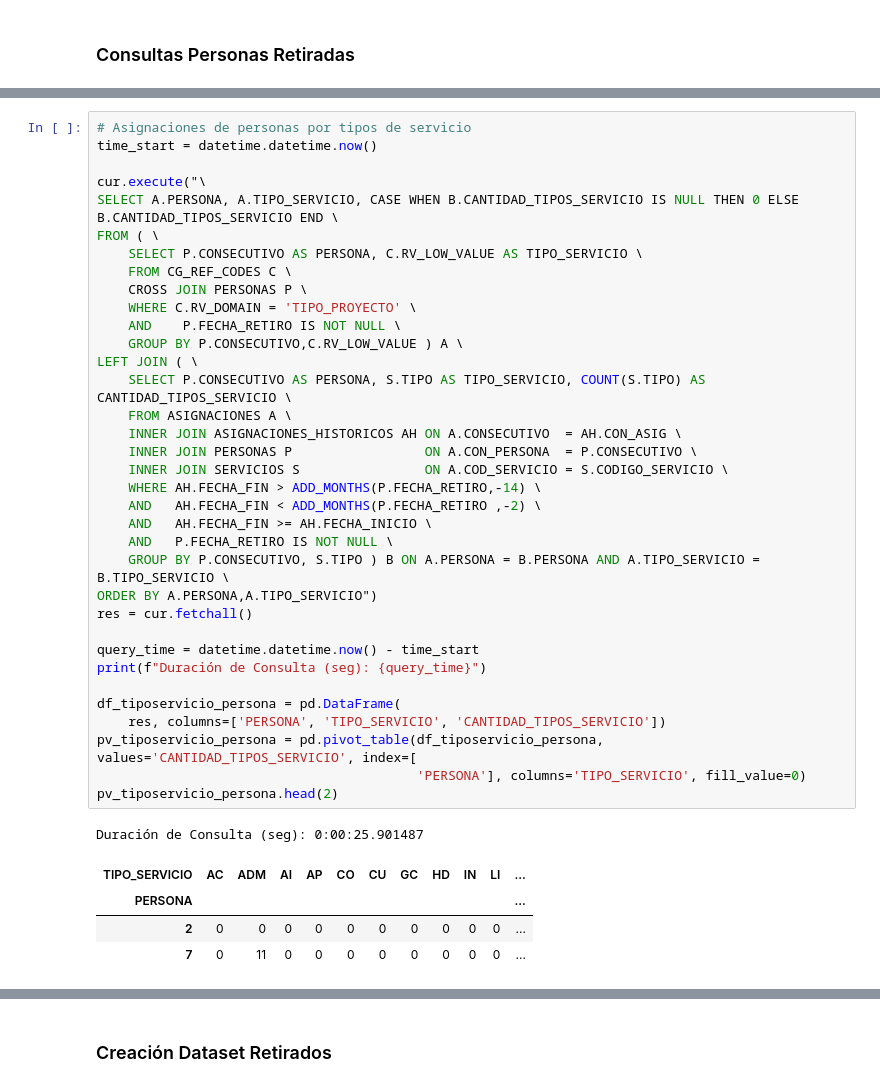
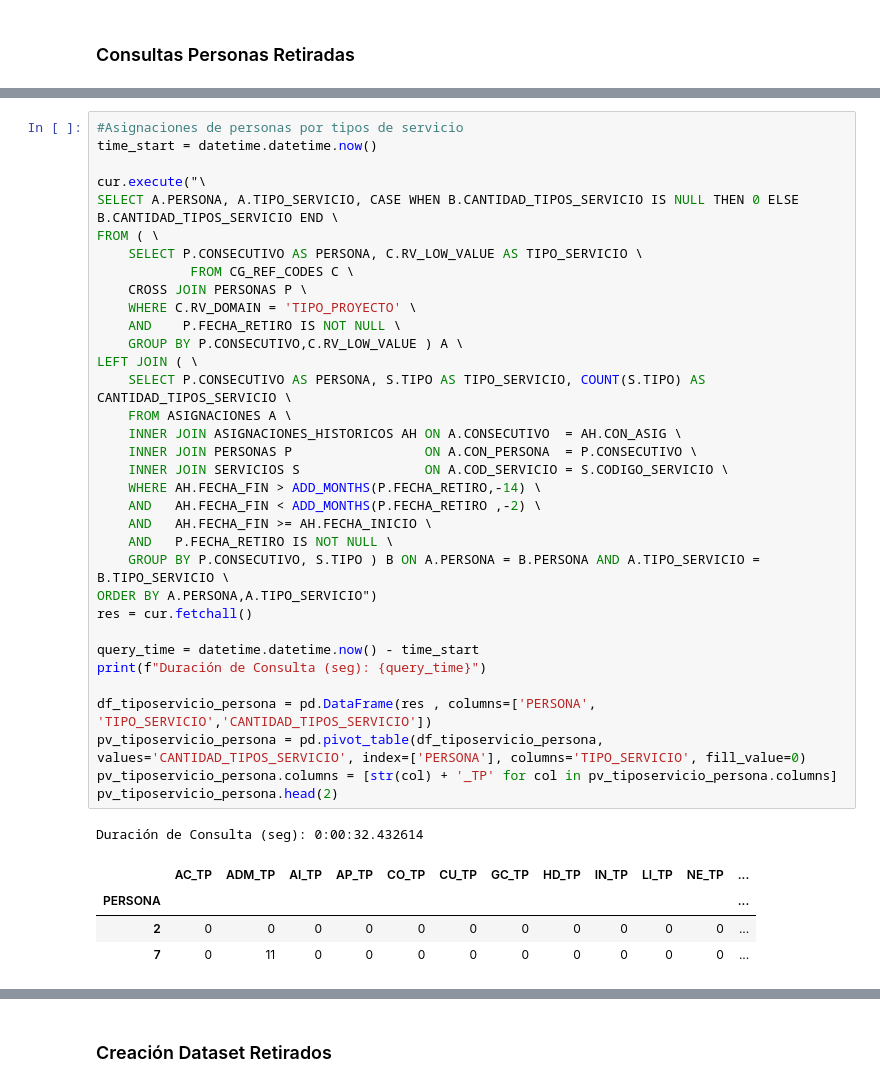
Before and after one commit to SolemnShark871/Churn, a Jupyter notebook: Datasets_Churn.ipynb, the cells around one changed output, grey strips where cells are left out. Cells and saved outputs as stored; diff of their text form.

```diff
--- a/Datasets_Churn.ipynb
+++ b/Datasets_Churn.ipynb
@@ -89,44 +90,43 @@ Duración de Consulta (seg): 0:00:03.264900
 | 0 | 2 | 0 |
 | 1 | 7 | 6 |
 # %%
-# Asignaciones de personas por tipos de servicio
+#Asignaciones de personas por tipos de servicio
 time_start = datetime.datetime.now()
 
 cur.execute("\
 SELECT A.PERSONA, A.TIPO_SERVICIO, CASE WHEN B.CANTIDAD_TIPOS_SERVICIO IS NULL THEN 0 ELSE B.CANTIDAD_TIPOS_SERVICIO END \
 FROM ( \
 	SELECT P.CONSECUTIVO AS PERSONA, C.RV_LOW_VALUE AS TIPO_SERVICIO \
-	FROM CG_REF_CODES C \
+            FROM CG_REF_CODES C \
 	CROSS JOIN PERSONAS P \
 	WHERE C.RV_DOMAIN = 'TIPO_PROYECTO' \
 	AND    P.FECHA_RETIRO IS NOT NULL \
 	GROUP BY P.CONSECUTIVO,C.RV_LOW_VALUE ) A \
 LEFT JOIN ( \
 	SELECT P.CONSECUTIVO AS PERSONA, S.TIPO AS TIPO_SERVICIO, COUNT(S.TIPO) AS CANTIDAD_TIPOS_SERVICIO \
 	FROM ASIGNACIONES A \
 	INNER JOIN ASIGNACIONES_HISTORICOS AH ON A.CONSECUTIVO  = AH.CON_ASIG \
 	INNER JOIN PERSONAS P                 ON A.CON_PERSONA  = P.CONSECUTIVO \
 	INNER JOIN SERVICIOS S                ON A.COD_SERVICIO = S.CODIGO_SERVICIO \
 	WHERE AH.FECHA_FIN > ADD_MONTHS(P.FECHA_RETIRO,-14) \
 	AND   AH.FECHA_FIN < ADD_MONTHS(P.FECHA_RETIRO ,-2) \
 	AND   AH.FECHA_FIN >= AH.FECHA_INICIO \
 	AND   P.FECHA_RETIRO IS NOT NULL \
 	GROUP BY P.CONSECUTIVO, S.TIPO ) B ON A.PERSONA = B.PERSONA AND A.TIPO_SERVICIO = B.TIPO_SERVICIO \
 ORDER BY A.PERSONA,A.TIPO_SERVICIO")
 res = cur.fetchall()
 
 query_time = datetime.datetime.now() - time_start
 print(f"Duración de Consulta (seg): {query_time}")
 
-df_tiposervicio_persona = pd.DataFrame(
-    res, columns=['PERSONA', 'TIPO_SERVICIO', 'CANTIDAD_TIPOS_SERVICIO'])
-pv_tiposervicio_persona = pd.pivot_table(df_tiposervicio_persona, values='CANTIDAD_TIPOS_SERVICIO', index=[
-                                         'PERSONA'], columns='TIPO_SERVICIO', fill_value=0)
+df_tiposervicio_persona = pd.DataFrame(res , columns=['PERSONA', 'TIPO_SERVICIO','CANTIDAD_TIPOS_SERVICIO'])
+pv_tiposervicio_persona = pd.pivot_table(df_tiposervicio_persona, values='CANTIDAD_TIPOS_SERVICIO', index=['PERSONA'], columns='TIPO_SERVICIO', fill_value=0)
+pv_tiposervicio_persona.columns = [str(col) + '_TP' for col in pv_tiposervicio_persona.columns]
 pv_tiposervicio_persona.head(2)
 # %% [output]
-Duración de Consulta (seg): 0:00:25.901487
+Duración de Consulta (seg): 0:00:32.432614
-| TIPO_SERVICIO | AC | ADM | AI | AP | CO | CU | GC | HD | IN | LI | ... |
-| PERSONA |  |  |  |  |  |  |  |  |  |  | ... |
-| 2 | 0 | 0 | 0 | 0 | 0 | 0 | 0 | 0 | 0 | 0 | ... |
-| 7 | 0 | 11 | 0 | 0 | 0 | 0 | 0 | 0 | 0 | 0 | ... |
+|  | AC_TP | ADM_TP | AI_TP | AP_TP | CO_TP | CU_TP | GC_TP | HD_TP | IN_TP | LI_TP | NE_TP | ... |
+| PERSONA |  |  |  |  |  |  |  |  |  |  |  | ... |
+| 2 | 0 | 0 | 0 | 0 | 0 | 0 | 0 | 0 | 0 | 0 | 0 | ... |
+| 7 | 0 | 11 | 0 | 0 | 0 | 0 | 0 | 0 | 0 | 0 | 0 | ... |
 # %%
```
Also changed, not shown: parts of 35 cells of this notebook, 6 other files.
